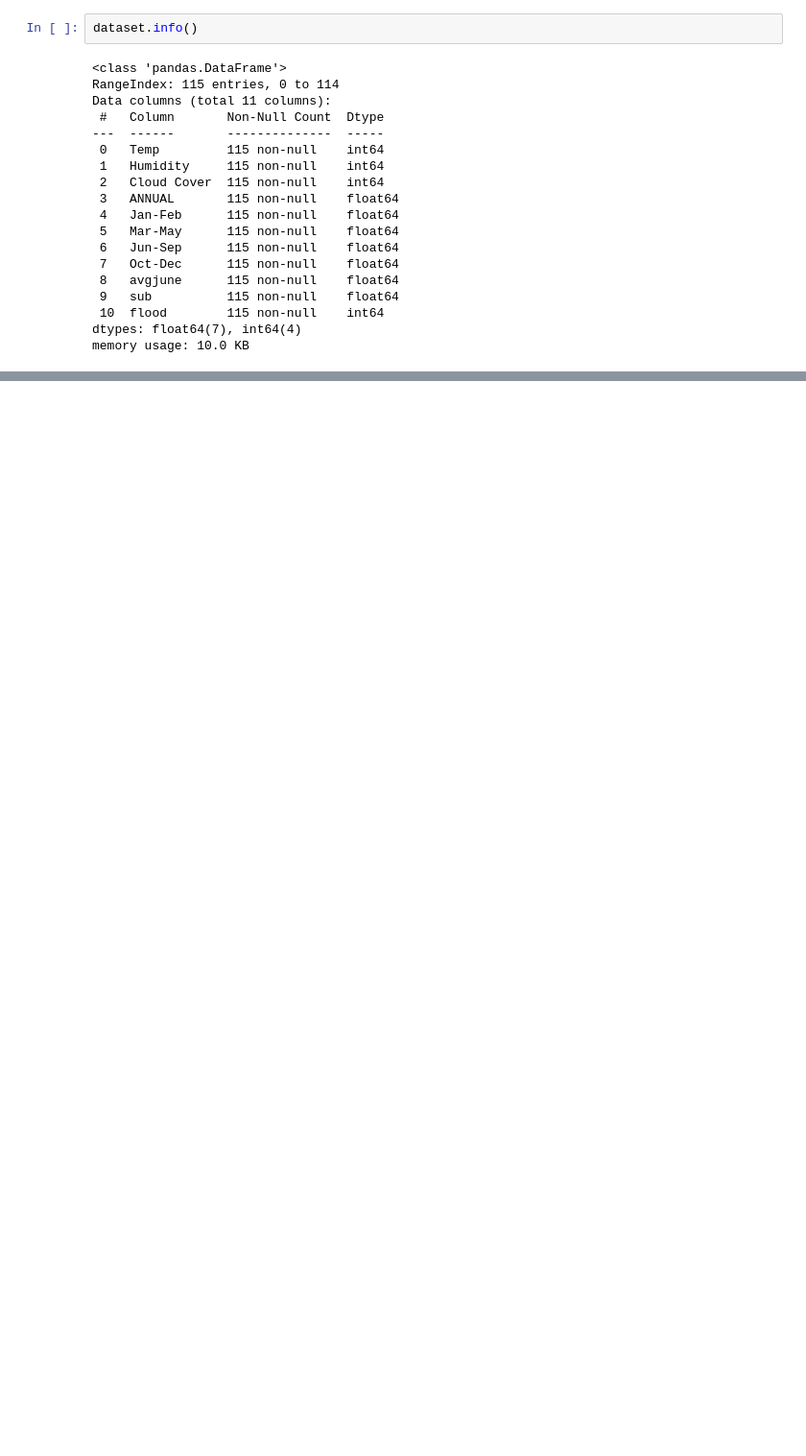
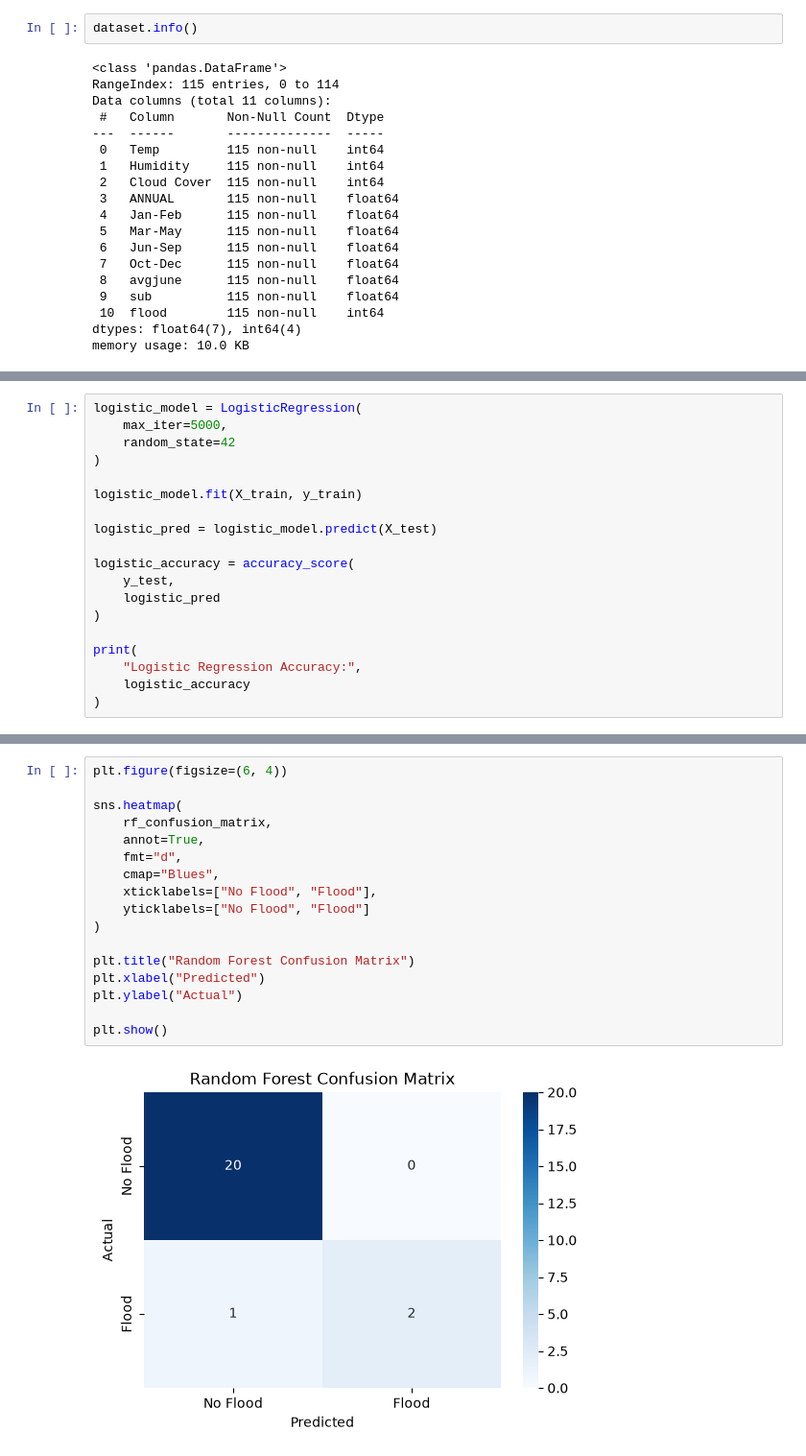
Before and after one commit to RavitejaTulasi/Rising-water, a Jupyter notebook: Flood_Prediction.ipynb, the cells around one changed output, grey strips where cells are left out. Shown at 96% size. Drawn from its saved outputs; the diff is of its cells as text; blank space fills up the shorter version.

```diff
--- a/Flood_Prediction.ipynb
+++ b/Flood_Prediction.ipynb
@@ -578,0 +200,19 @@ print(X.columns.tolist())
+# %%
+logistic_model = LogisticRegression(
+    max_iter=5000,
+    random_state=42
+)
+
+logistic_model.fit(X_train, y_train)
+
+logistic_pred = logistic_model.predict(X_test)
+
+logistic_accuracy = accuracy_score(
+    y_test,
+    logistic_pred
+)
+
+print(
+    "Logistic Regression Accuracy:",
+    logistic_accuracy
+)
@@ -578,0 +390,19 @@ print(X.columns.tolist())
+# %%
+plt.figure(figsize=(6, 4))
+
+sns.heatmap(
+    rf_confusion_matrix,
+    annot=True,
+    fmt="d",
+    cmap="Blues",
+    xticklabels=["No Flood", "Flood"],
+    yticklabels=["No Flood", "Flood"]
+)
+
+plt.title("Random Forest Confusion Matrix")
+plt.xlabel("Predicted")
+plt.ylabel("Actual")
+
+plt.show()
+# %% [output]
+[figure, added]
```
Also changed, not shown: parts of 81 cells of this notebook, 2 other files.
